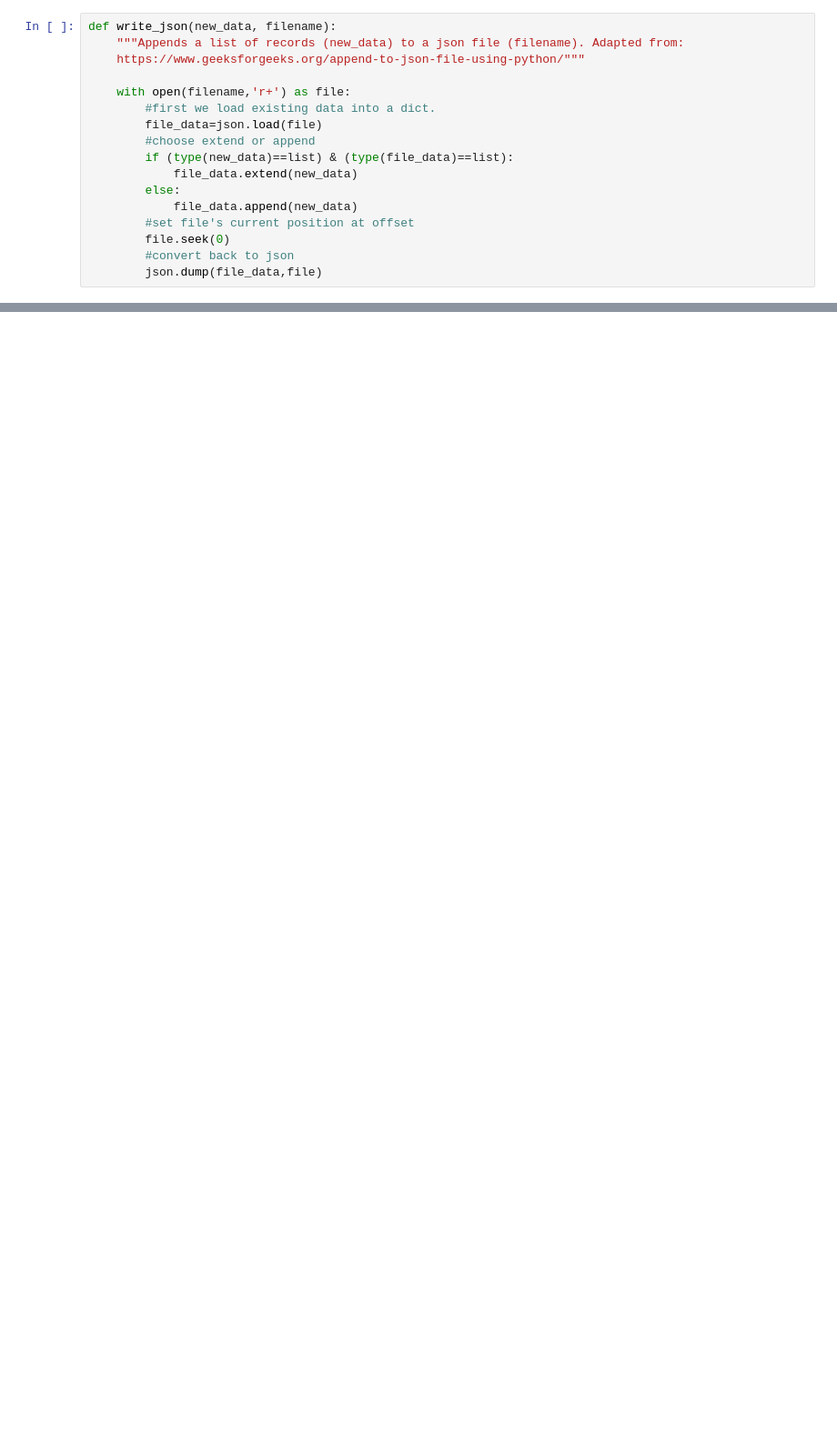
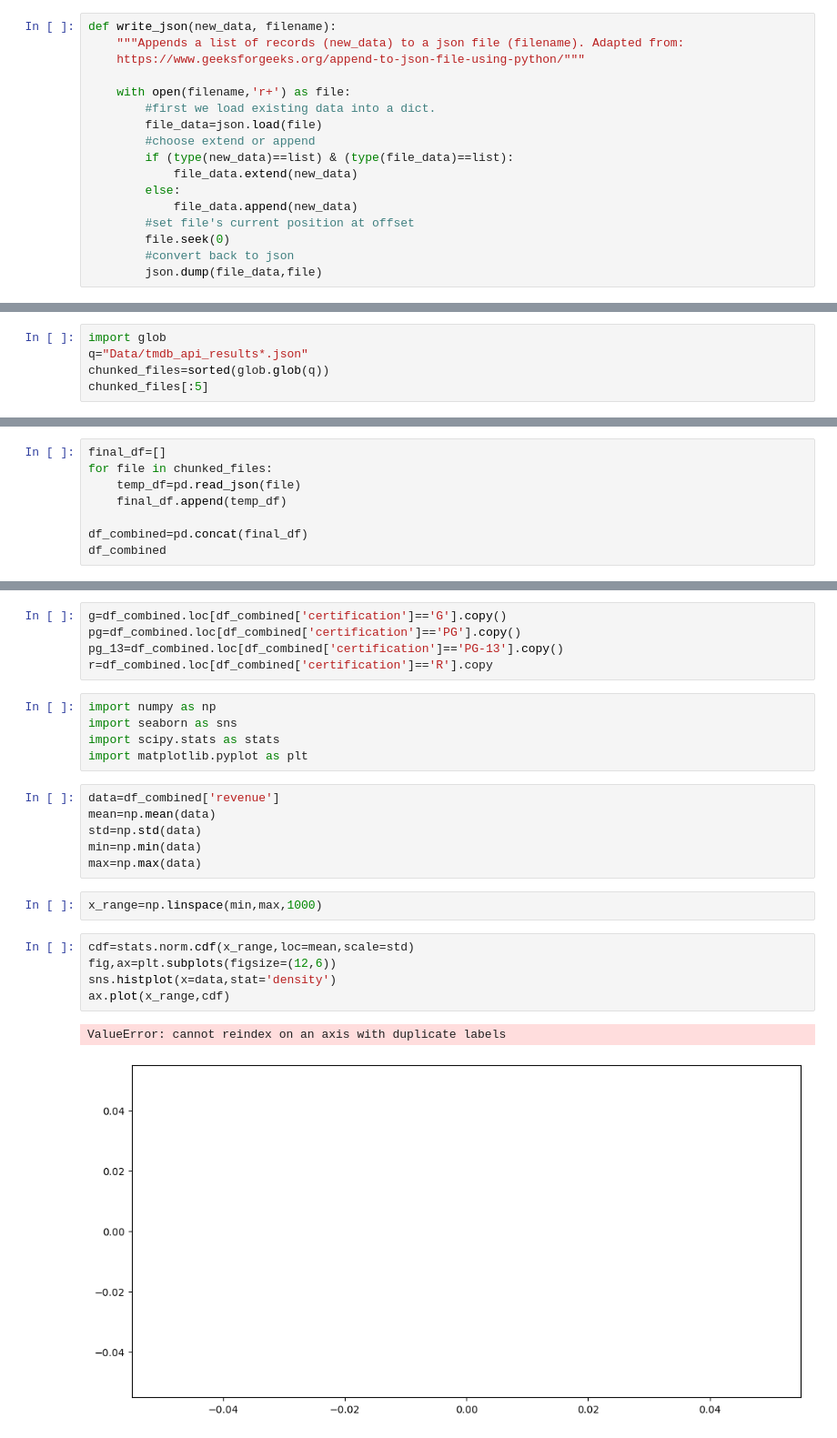
Before and after one commit to 808hanronald/project-2.3, a Jupyter notebook: Project 2.4.ipynb, the cells around one changed output, grey strips where cells are left out. Shown at 91% size. Saved outputs shown, nothing was run; the diff lists cells and outputs as text; blank space fills up the shorter version.

Commit message:
tmdb_data table

```diff
--- a/Project 2.4.ipynb
+++ b/Project 2.4.ipynb
@@ -187,0 +185,5 @@ Creating Data/tmdb_api_results_2007.json for API results for 2007.
+# %%
+import glob
+q="Data/tmdb_api_results*.json"
+chunked_files=sorted(glob.glob(q))
+chunked_files[:5]
@@ -187,0 +196,8 @@ Creating Data/tmdb_api_results_2007.json for API results for 2007.
+# %%
+final_df=[]
+for file in chunked_files:
+    temp_df=pd.read_json(file)
+    final_df.append(temp_df)
+
+df_combined=pd.concat(final_df)
+df_combined
@@ -187,0 +228,26 @@ Creating Data/tmdb_api_results_2007.json for API results for 2007.
+# %%
+g=df_combined.loc[df_combined['certification']=='G'].copy()
+pg=df_combined.loc[df_combined['certification']=='PG'].copy()
+pg_13=df_combined.loc[df_combined['certification']=='PG-13'].copy()
+r=df_combined.loc[df_combined['certification']=='R'].copy
+# %%
+import numpy as np
+import seaborn as sns
+import scipy.stats as stats
+import matplotlib.pyplot as plt
+# %%
+data=df_combined['revenue']
+mean=np.mean(data)
+std=np.std(data)
+min=np.min(data)
+max=np.max(data)
+# %%
+x_range=np.linspace(min,max,1000)
+# %%
+cdf=stats.norm.cdf(x_range,loc=mean,scale=std)
+fig,ax=plt.subplots(figsize=(12,6))
+sns.histplot(x=data,stat='density')
+ax.plot(x_range,cdf)
+# %% [output]
+ValueError: cannot reindex on an axis with duplicate labels
+[figure, added]
```
Also changed, not shown: parts of 6 cells of this notebook, 11 other files.
